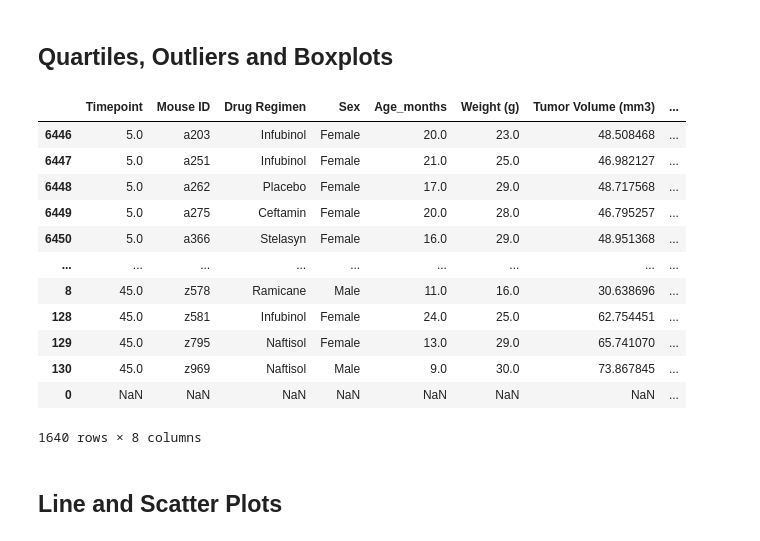
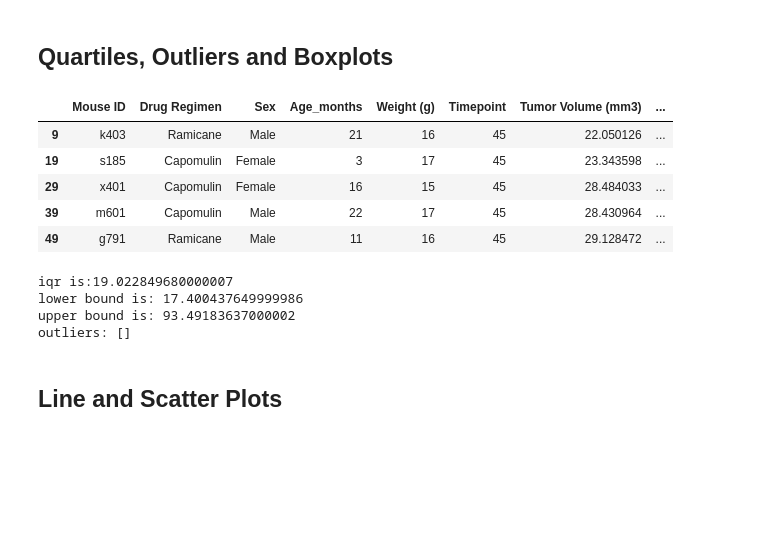
Before and after one commit to laurelwilliamson/matplotlib, a Jupyter notebook: Pymaceuticals/pymaceuticals_starter.ipynb, the cells around one changed output. Saved outputs shown, nothing was run; the diff lists cells and outputs as text; code cells hidden in the pictures; blank space fills up the shorter version.

```diff
--- a/Pymaceuticals/pymaceuticals_starter.ipynb
+++ b/Pymaceuticals/pymaceuticals_starter.ipynb
@@ -179,72 +180,72 @@ plt.show()
 # %%
 # Calculate the final tumor volume of each mouse across four of the treatment regimens:
 # Capomulin, Ramicane, Infubinol, and Ceftamin
 regimen = merge_df["Drug Regimen"]
 timepoint= merge_df["Timepoint"]
 
 
 drugpts_df = pd.DataFrame({"Mice": merge_df['Mouse ID'], "Regimen": regimen, "Timepoint": timepoint, "Final Tumor Volume": merge_df["Tumor Volume (mm3)"]})
 
 # Start by getting the last (greatest) timepoint for each mouse
 
-last_timepoints = []
-unique_mouse = None
-biggest_timepoint = None
-for index, row in drugpts_df.iterrows():
-    if row['Mice'] == unique_mouse:
-        biggest_timepoint = row['Timepoint']
-#     elif row == (len(drugpts_df['Timepoint']) - 1):
-#         last_timepoints.append(last_timepoints)
-    else:
-        last_timepoints.append(biggest_timepoint)
-        unique_mouse = row['Mice']
+last_points_df = merge_df.drop_duplicates(subset=['Mouse ID'], keep='last')
 
-last_points_df = pd.DataFrame({"Timepoint": last_timepoints})
 last_points_df.head()
 
-# merge_df.head()
 
 
 # Merge this group df with the original dataframe to get the tumor volume at the last timepoint
-# lastpts_merge_df = pd.merge(merge_df, last_points_df, on="Timepoint", how="inner")
+
 # # Display the data table for preview
-# lastpts_merge_df
-
-final_res = pd.merge(last_points_df, merge_df, on=['Timepoint'],how='left')
-final_res.sort_values(['Timepoint','Mouse ID','Tumor Volume (mm3)'],ascending=[True,True,True],inplace=True)
-
-final_res.drop_duplicates(subset=['Mouse ID','Timepoint'],keep='first',inplace=True)
-final_res
 # %% [output]
-|  | Timepoint | Mouse ID | Drug Regimen | Sex | Age_months | Weight (g) | Tumor Volume (mm3) | ... |
-| 6446 | 5.0 | a203 | Infubinol | Female | 20.0 | 23.0 | 48.508468 | ... |
-| 6447 | 5.0 | a251 | Infubinol | Female | 21.0 | 25.0 | 46.982127 | ... |
-| 6448 | 5.0 | a262 | Placebo | Female | 17.0 | 29.0 | 48.717568 | ... |
-| 6449 | 5.0 | a275 | Ceftamin | Female | 20.0 | 28.0 | 46.795257 | ... |
-| 6450 | 5.0 | a366 | Stelasyn | Female | 16.0 | 29.0 | 48.951368 | ... |
-| ... | ... | ... | ... | ... | ... | ... | ... | ... |
-| 8 | 45.0 | z578 | Ramicane | Male | 11.0 | 16.0 | 30.638696 | ... |
-| 128 | 45.0 | z581 | Infubinol | Female | 24.0 | 25.0 | 62.754451 | ... |
-| 129 | 45.0 | z795 | Naftisol | Female | 13.0 | 29.0 | 65.741070 | ... |
-| 130 | 45.0 | z969 | Naftisol | Male | 9.0 | 30.0 | 73.867845 | ... |
-| 0 | NaN | NaN | NaN | NaN | NaN | NaN | NaN | ... |
+|  | Mouse ID | Drug Regimen | Sex | Age_months | Weight (g) | Timepoint | Tumor Volume (mm3) | ... |
+| 9 | k403 | Ramicane | Male | 21 | 16 | 45 | 22.050126 | ... |
+| 19 | s185 | Capomulin | Female | 3 | 17 | 45 | 23.343598 | ... |
+| 29 | x401 | Capomulin | Female | 16 | 15 | 45 | 28.484033 | ... |
+| 39 | m601 | Capomulin | Male | 22 | 17 | 45 | 28.430964 | ... |
+| 49 | g791 | Ramicane | Male | 11 | 16 | 45 | 29.128472 | ... |
-1640 rows × 8 columns
 # %%
 # Put treatments into a list for for loop (and later for plot labels)
+tx = last_points_df["Drug Regimen"].unique()
 
 # Create empty list to fill with tumor vol data (for plotting)
+outliers = []
+
+# Calculate the IQR and quantitatively determine if there are any potential outliers.
+volumes = last_points_df["Tumor Volume (mm3)"]
+quartiles = volumes.quantile([.25,.5,.75])
+lowerq = quartiles[0.25]
+upperq = quartiles[0.75]
+iqr = upperq-lowerq
+lower_bound = lowerq - (1.5*iqr)
+upper_bound = upperq + (1.5* iqr)
 
 
-# Calculate the IQR and quantitatively determine if there are any potential outliers.
 
 
     # Locate the rows which contain mice on each drug and get the tumor volumes
+for index, row in last_points_df.iterrows():
+    if row['Tumor Volume (mm3)'] > 93.49183637000002:
+        outliers.append(row['Tumor Volume (mm3)'])
+    elif row['Tumor Volume (mm3)'] < 17.400437649999986:
+        outliers.append(row['Tumor Volume (mm3)'])
 
 
-    # add subset
+
 
 
     # Determine outliers using upper and lower bounds
+
+
+print(f"iqr is:{iqr}")
+print(f"lower bound is: {lower_bound}")
+print(f"upper bound is: {upper_bound}")
+print(f"outliers: {outliers}")
+# %% [output]
+iqr is:19.022849680000007
+lower bound is: 17.400437649999986
+upper bound is: 93.49183637000002
+outliers: []
 # %%
 # Generate a box plot of the final tumor volume of each mouse across four regimens of interest
 # %% [markdown]
```
Also changed, not shown: parts of 4 cells of this notebook.
